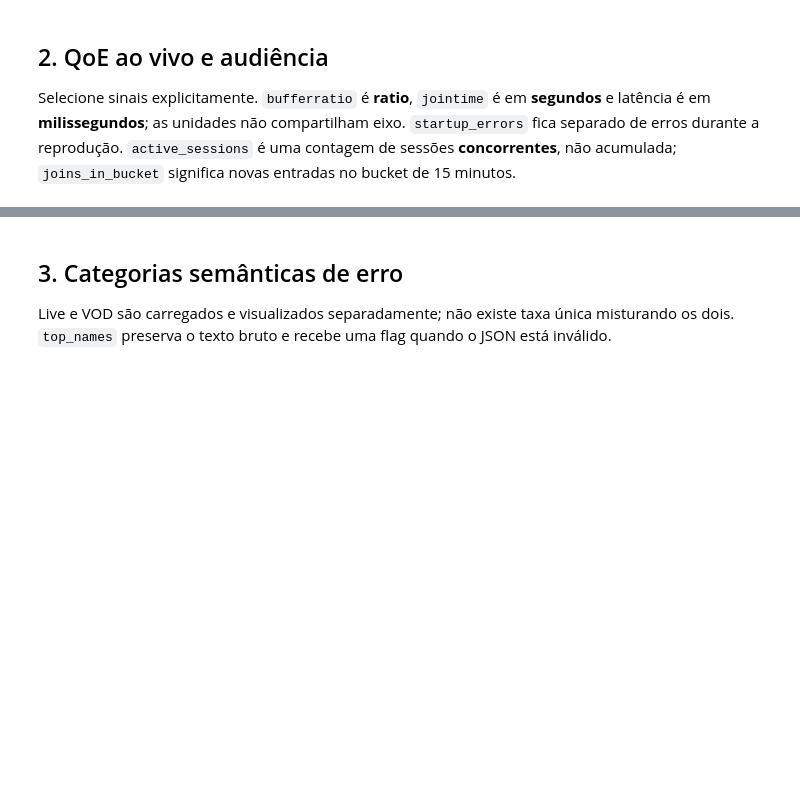
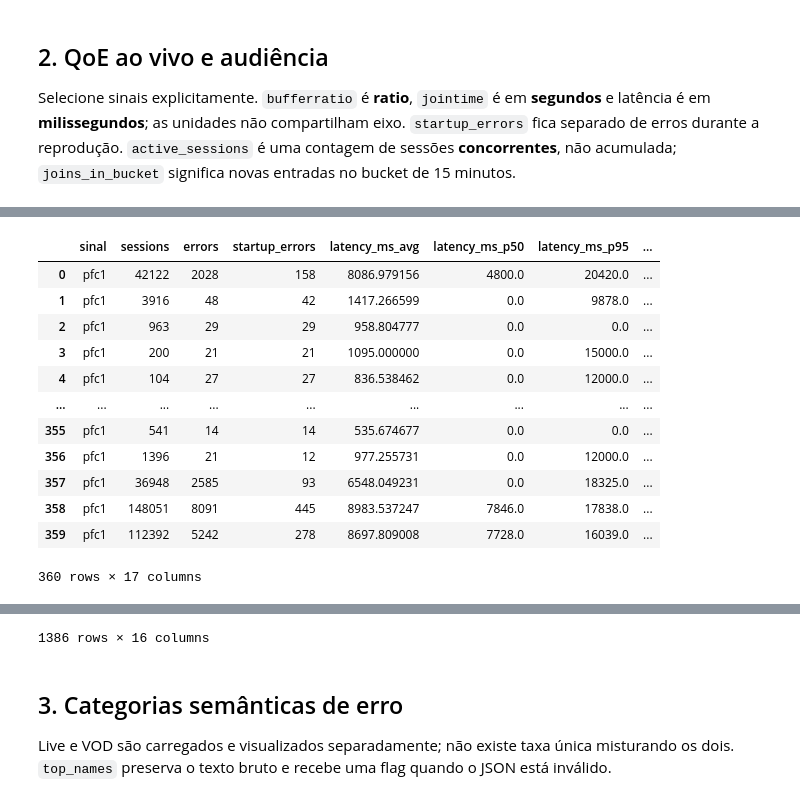
Before and after one commit to guedesrayssa/viewshow-ai-observability, a Jupyter notebook: artefatos/extras/analysis/notebooks/04_experiencia_qoe.ipynb, the cells around one changed output, grey strips where cells are left out. Saved outputs shown, nothing was run; the diff lists cells and outputs as text; code cells hidden in the pictures; blank space fills up the shorter version.

```diff
--- a/artefatos/extras/analysis/notebooks/04_experiencia_qoe.ipynb
+++ b/artefatos/extras/analysis/notebooks/04_experiencia_qoe.ipynb
@@ -27,7 +27,20 @@ from dump_explorer.qoe import (
     load_player_qoe,
 )
 
+# derive a safe UTC epoch-ms window from signal_bucket observed bounds
+from dump_explorer.quality import load_source_coverage
+import pandas as pd
+
 settings = load_settings()
 engine = create_db_engine(settings)
-start_ms = 0  # substitua por início UTC em epoch ms
-end_ms = 86_400_000  # substitua por fim UTC em epoch ms
+
+# Obter janela segura a partir da cobertura de dados
+s = load_source_coverage(engine)
+if s.empty or s['first_ts'].dropna().empty:
+    print("⚠️  source_coverage vazio. Usando valores padrão.")
+    start_ms = 0
+    end_ms = 86_400_000
+else:
+    start_ms = int(s['first_ts'].dropna().min().value // 10**6)
+    end_ms = int(s['last_ts'].dropna().max().value // 10**6) + 1
+    print(f"Intervalo de dados: {pd.to_datetime(start_ms, unit='ms', utc=True)} a {pd.to_datetime(end_ms-1, unit='ms', utc=True)}")
@@ -58,16 +113,39 @@ Selecione sinais explicitamente. `bufferratio` é **ratio**, `jointime` é em
 significa novas entradas no bucket de 15 minutos.
 # %%
 signals = ["pfc1"]  # selecione explicitamente um ou mais sinais
-live_qoe = load_live_qoe(engine, signals, start_ms, end_ms)
-live_active = load_live_active(engine, signals, start_ms, end_ms)
-latest_qoe_timestamp = live_active["timestamp"].max() if not live_active.empty else None
-print(
-    f"Timestamp NPAW mais recente: {latest_qoe_timestamp}; "
-    f"cobertura pode atrasar cerca de {NPAW_DELAY_HOURS} horas."
-)
-display(live_qoe)
-display(live_active)
-qoe_timeline(live_qoe, metric="startup_errors").show()
-qoe_timeline(live_qoe, metric="bufferratio_avg").show()
-qoe_timeline(live_qoe, metric="jointime_s_avg").show()
-qoe_timeline(live_active, metric="active_sessions").show()
+
+if not signals:
+    print("⚠️  signals está vazia. Adicione nomes de sinais para visualizar dados QoE ao vivo.")
+else:
+    live_qoe = load_live_qoe(engine, signals, start_ms, end_ms)
+    live_active = load_live_active(engine, signals, start_ms, end_ms)
+    latest_qoe_timestamp = live_active["timestamp"].max() if not live_active.empty else None
+
+    if latest_qoe_timestamp:
+        print(
+            f"Timestamp NPAW mais recente: {latest_qoe_timestamp}; "
+            f"cobertura pode atrasar cerca de {NPAW_DELAY_HOURS} horas."
+        )
+    else:
+        print(f"⚠️  Nenhum dado NPAW encontrado. Cobertura pode estar atrasada (~{NPAW_DELAY_HOURS} horas).")
+
+    if not live_qoe.empty:
+        display(live_qoe)
+        try:
+            qoe_timeline(live_qoe, metric="startup_errors").show()
+            qoe_timeline(live_qoe, metric="bufferratio_avg").show()
+            qoe_timeline(live_qoe, metric="jointime_s_avg").show()
+        except Exception as e:
+            print(f"❌ Erro ao renderizar timelines QoE: {e}")
+    else:
+        print(f"⚠️  Nenhum dado QoE encontrado para os sinais: {signals}")
+
+    if not live_active.empty:
+        display(live_active)
+        try:
+            qoe_timeline(live_active, metric="active_sessions").show()
+        except Exception as e:
+            print(f"❌ Erro ao renderizar timeline de sessões ativas: {e}")
+    else:
+        print(f"⚠️  Nenhum dado de sessões ativas encontrado para os sinais: {signals}")
+# %% [output]
@@ -73,0 +153,13 @@ qoe_timeline(live_active, metric="active_sessions").show()
+|  | sinal | sessions | errors | startup_errors | latency_ms_avg | latency_ms_p50 | latency_ms_p95 | ... |
+| 0 | pfc1 | 42122 | 2028 | 158 | 8086.979156 | 4800.0 | 20420.0 | ... |
+| 1 | pfc1 | 3916 | 48 | 42 | 1417.266599 | 0.0 | 9878.0 | ... |
+| 2 | pfc1 | 963 | 29 | 29 | 958.804777 | 0.0 | 0.0 | ... |
+| 3 | pfc1 | 200 | 21 | 21 | 1095.000000 | 0.0 | 15000.0 | ... |
+| 4 | pfc1 | 104 | 27 | 27 | 836.538462 | 0.0 | 12000.0 | ... |
+| ... | ... | ... | ... | ... | ... | ... | ... | ... |
+| 355 | pfc1 | 541 | 14 | 14 | 535.674677 | 0.0 | 0.0 | ... |
+| 356 | pfc1 | 1396 | 21 | 12 | 977.255731 | 0.0 | 12000.0 | ... |
+| 357 | pfc1 | 36948 | 2585 | 93 | 6548.049231 | 0.0 | 18325.0 | ... |
+| 358 | pfc1 | 148051 | 8091 | 445 | 8983.537247 | 7846.0 | 17838.0 | ... |
+| 359 | pfc1 | 112392 | 5242 | 278 | 8697.809008 | 7728.0 | 16039.0 | ... |
+360 rows × 17 columns
@@ -74,3 +178,4 @@ qoe_timeline(live_active, metric="active_sessions").show()
+1386 rows × 16 columns
 # %% [markdown]
 ## 3. Categorias semânticas de erro
 
```
Also changed, not shown: parts of 4 cells of this notebook, 11 other files.
